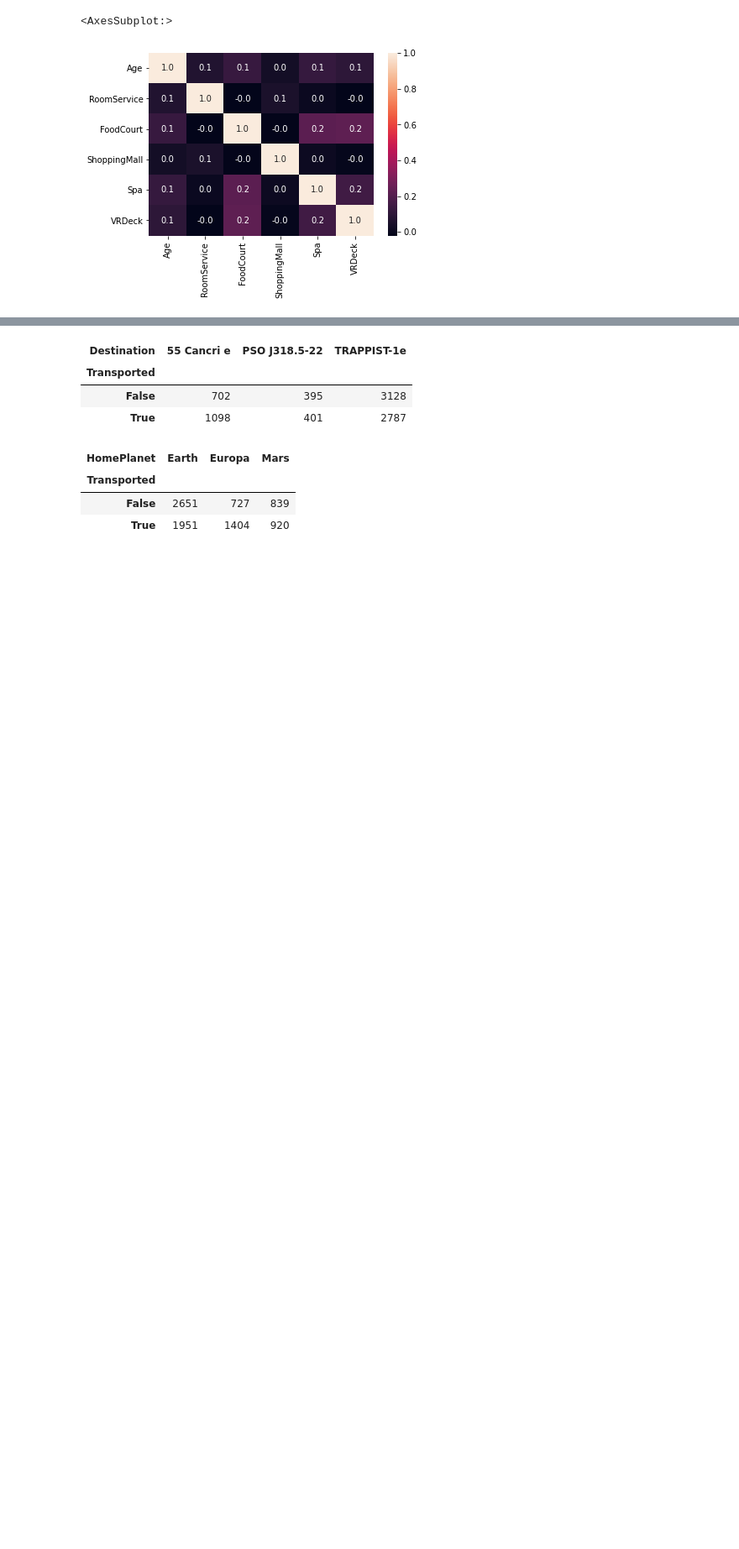
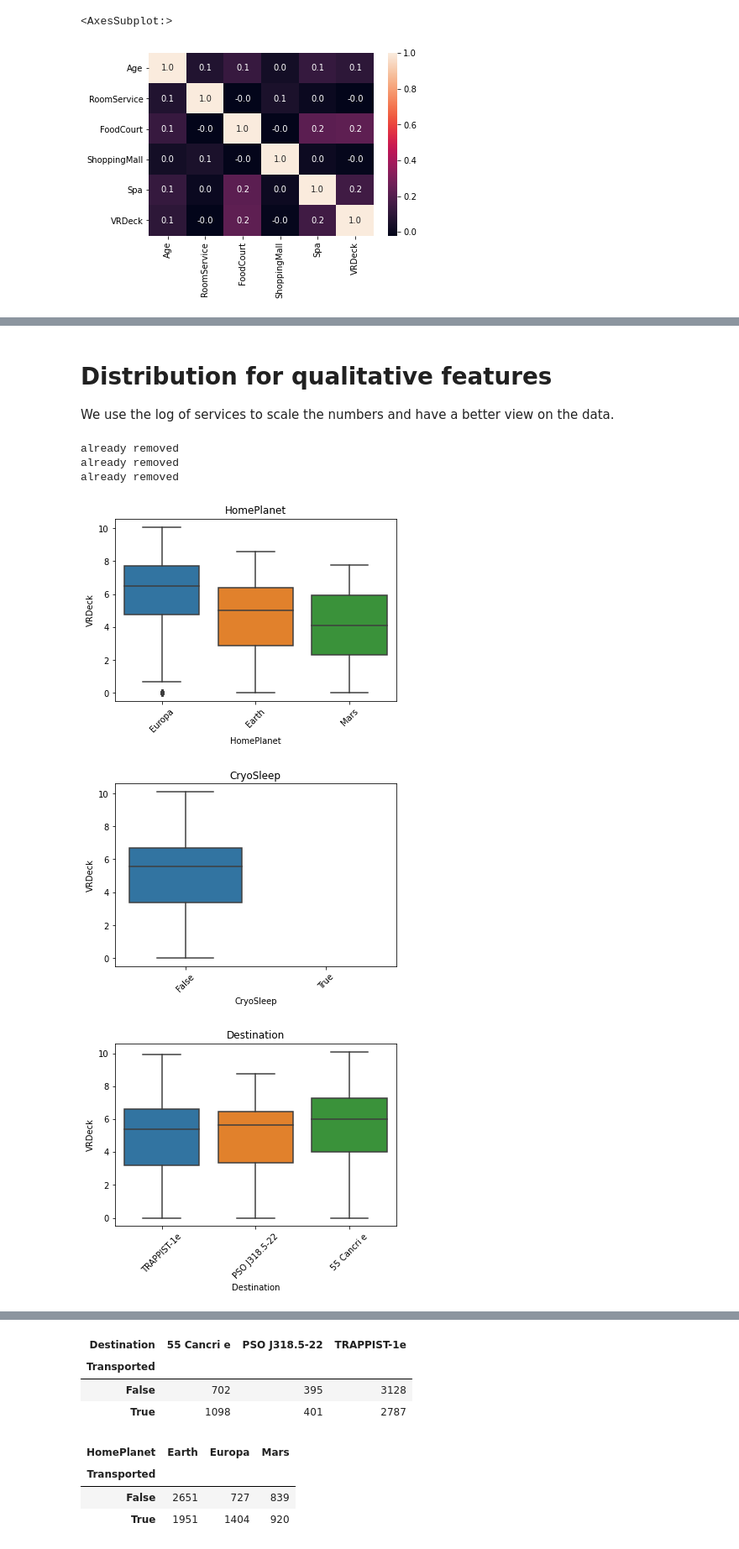
Before and after one commit to Benjamming-Strat/space_ship_titanic, a Jupyter notebook: Space_ship_classifier.ipynb, the cells around one changed output, grey strips where cells are left out. Shown at 84% size. Cells and saved outputs as stored; diff of their text form; code cells hidden in the pictures; blank space fills up the shorter version.

```diff
--- a/Space_ship_classifier.ipynb
+++ b/Space_ship_classifier.ipynb
@@ -174,2 +172,5 @@ Next Step: Find correlation to targer variable - somehow!
 # %% [markdown]
 ![purple-divider](https://user-images.githubusercontent.com/7065401/52071927-c1cd7100-2562-11e9-908a-dde91ba14e59.png)
+# %% [markdown]
+# Distribution for qualitative features
+We use the log of services to scale the numbers and have a better view on the data.
@@ -175,0 +183,22 @@ Next Step: Find correlation to targer variable - somehow!
+# %%
+# distribution among Age among categorical features
+
+for z in ["PassengerId", "Name", "Cabin"]:
+    if z in train_cat:
+        train_cat.remove(z)
+    else:
+        print("already removed")
+
+
+for c in train_cat:
+    sns.boxplot(data = train, x = train[c], y = np.log(train_vr_notnull["VRDeck"]))
+    plt.title(c)
+    plt.xticks(rotation = 45)
+    plt.show()
+# %% [output]
+already removed
+already removed
+already removed
+[figure, added]
+[figure, added]
+[figure, added]
```
Also changed, not shown: parts of 161 cells of this notebook.
